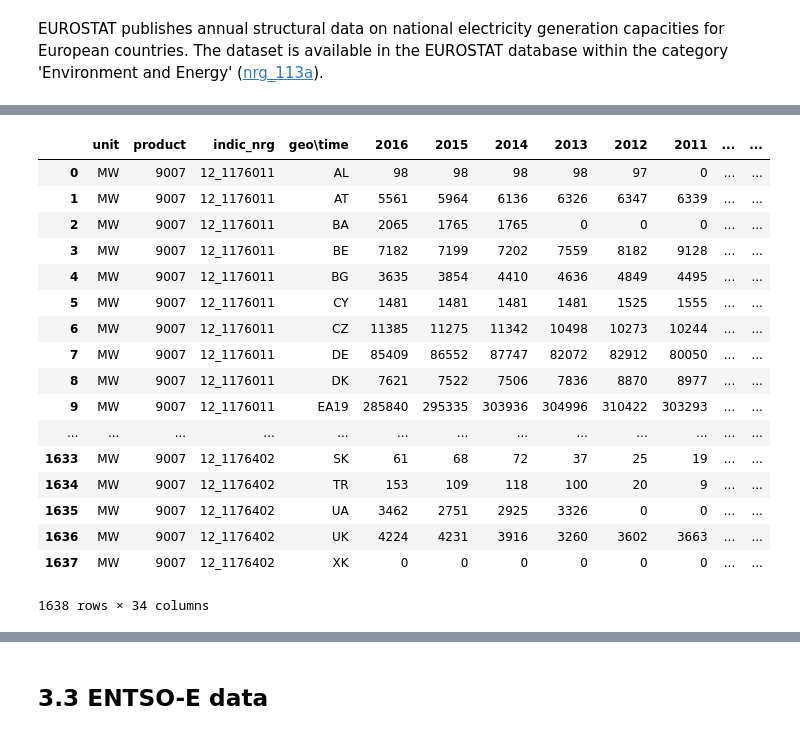
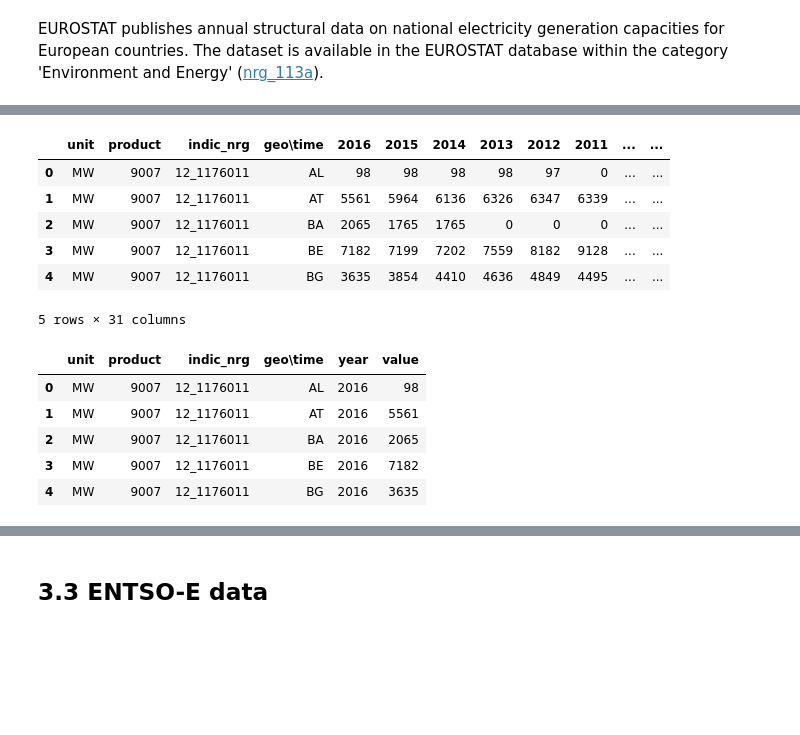
Before and after one commit to Open-Power-System-Data/national_generation_capacity, a Jupyter notebook: processing.ipynb, the cells around one changed output, grey strips where cells are left out. Drawn from its saved outputs; the diff is of its cells as text; code cells hidden in the pictures; blank space fills up the shorter version.

```diff
--- a/processing.ipynb
+++ b/processing.ipynb
@@ -224,23 +181,18 @@ data_raw
 # %% [markdown]
 EUROSTAT publishes annual structural data on national electricity generation capacities for European countries. The dataset is available in the EUROSTAT database within the category 'Environment and Energy' ([nrg_113a](http://ec.europa.eu/eurostat/product?code=nrg_113a&mode=view)).
 # %%
-# Data source for EUROSTAT data
-# http://ec.europa.eu/eurostat/estat-navtree-portlet-prod/BulkDownloadListing?sort=1&downfile=data%2Fnrg_113a.tsv.gz
-
 url_eurostat = ('http://ec.europa.eu/eurostat/estat-navtree-portlet-prod/'
                 'BulkDownloadListing?sort=1&downfile=data%2Fnrg_113a.tsv.gz')
 
-filepath_eurostat = downloadandcache(url_eurostat, 'nrg_113a.tsv.gz')
+
+filepath_eurostat = func.downloadandcache(url_eurostat, 'Eurostat.tsv.gz', 'Eurostat')
+
 
 
 data_eurostat = pd.read_csv(filepath_eurostat,
-                            compression='gzip',
-                            sep='\t|,',
-                            engine='python')
-
-data_eurostat['source'] = 'EUROSTAT'
-data_eurostat['source_type'] = 'Statistical Office'
-data_eurostat['type'] = 'Installed capacity in MW'
-
-data_eurostat
+                               compression='gzip',
+                               sep='\t|,',
+                               engine='python'
+                               )
+data_eurostat.head()
 # %% [output]
@@ -248,18 +200,20 @@ data_eurostat
 |  | unit | product | indic_nrg | geo\time | 2016 | 2015 | 2014 | 2013 | 2012 | 2011 | ... | ... |
 | 0 | MW | 9007 | 12_1176011 | AL | 98 | 98 | 98 | 98 | 97 | 0 | ... | ... |
 | 1 | MW | 9007 | 12_1176011 | AT | 5561 | 5964 | 6136 | 6326 | 6347 | 6339 | ... | ... |
 | 2 | MW | 9007 | 12_1176011 | BA | 2065 | 1765 | 1765 | 0 | 0 | 0 | ... | ... |
 | 3 | MW | 9007 | 12_1176011 | BE | 7182 | 7199 | 7202 | 7559 | 8182 | 9128 | ... | ... |
 | 4 | MW | 9007 | 12_1176011 | BG | 3635 | 3854 | 4410 | 4636 | 4849 | 4495 | ... | ... |
-| 5 | MW | 9007 | 12_1176011 | CY | 1481 | 1481 | 1481 | 1481 | 1525 | 1555 | ... | ... |
-| 6 | MW | 9007 | 12_1176011 | CZ | 11385 | 11275 | 11342 | 10498 | 10273 | 10244 | ... | ... |
-| 7 | MW | 9007 | 12_1176011 | DE | 85409 | 86552 | 87747 | 82072 | 82912 | 80050 | ... | ... |
-| 8 | MW | 9007 | 12_1176011 | DK | 7621 | 7522 | 7506 | 7836 | 8870 | 8977 | ... | ... |
-| 9 | MW | 9007 | 12_1176011 | EA19 | 285840 | 295335 | 303936 | 304996 | 310422 | 303293 | ... | ... |
-| ... | ... | ... | ... | ... | ... | ... | ... | ... | ... | ... | ... | ... |
-| 1633 | MW | 9007 | 12_1176402 | SK | 61 | 68 | 72 | 37 | 25 | 19 | ... | ... |
-| 1634 | MW | 9007 | 12_1176402 | TR | 153 | 109 | 118 | 100 | 20 | 9 | ... | ... |
-| 1635 | MW | 9007 | 12_1176402 | UA | 3462 | 2751 | 2925 | 3326 | 0 | 0 | ... | ... |
-| 1636 | MW | 9007 | 12_1176402 | UK | 4224 | 4231 | 3916 | 3260 | 3602 | 3663 | ... | ... |
-| 1637 | MW | 9007 | 12_1176402 | XK | 0 | 0 | 0 | 0 | 0 | 0 | ... | ... |
-1638 rows × 34 columns
+5 rows × 31 columns
+# %%
+id_vars = ['unit', 'product','indic_nrg', 'geo\\time']
+data_eurostat = pd.melt(data_eurostat, id_vars=id_vars,
+                        var_name='year', value_name='value')
+
+data_eurostat.head()
+# %% [output]
+|  | unit | product | indic_nrg | geo\time | year | value |
+| 0 | MW | 9007 | 12_1176011 | AL | 2016 | 98 |
+| 1 | MW | 9007 | 12_1176011 | AT | 2016 | 5561 |
+| 2 | MW | 9007 | 12_1176011 | BA | 2016 | 2065 |
+| 3 | MW | 9007 | 12_1176011 | BE | 2016 | 7182 |
+| 4 | MW | 9007 | 12_1176011 | BG | 2016 | 3635 |
```
Also changed, not shown: parts of 135 cells of this notebook, 9 other files.
